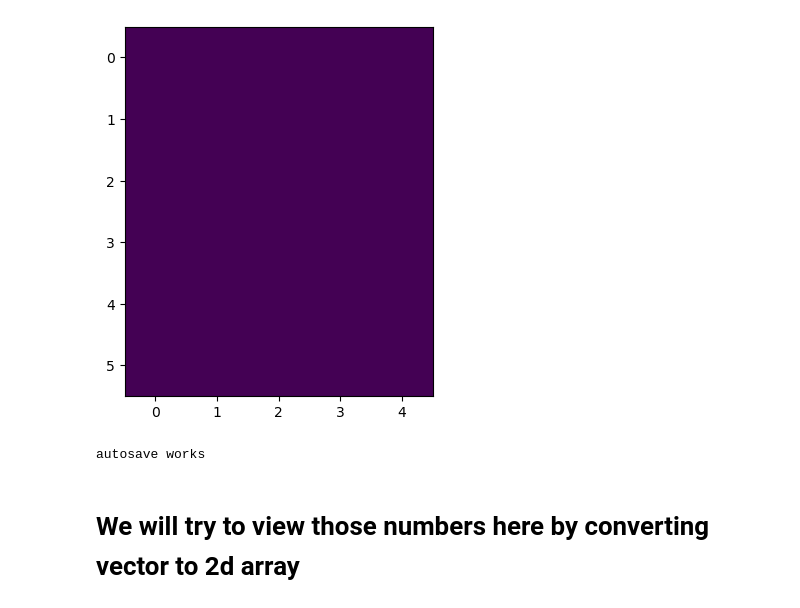
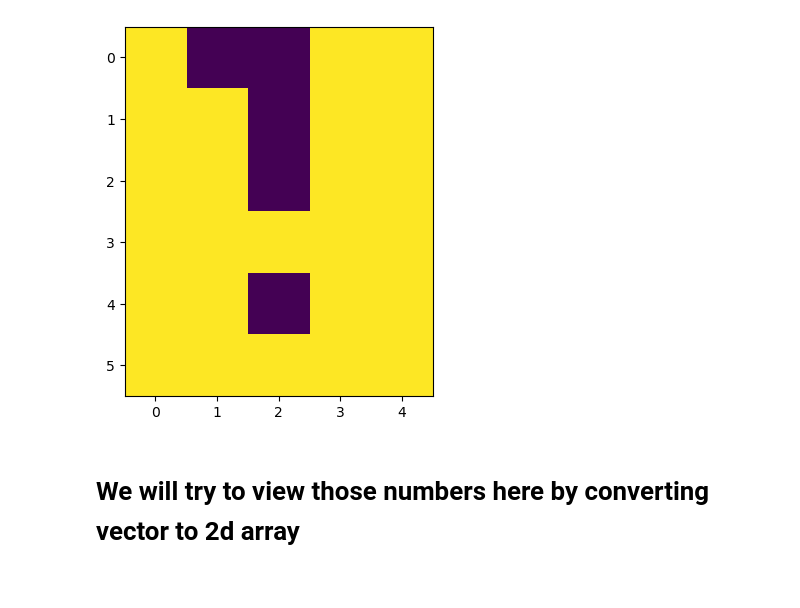
Before and after one commit to draczew23/cmcs_lab_2, a Jupyter notebook: notebook_test.ipynb, the cells around one changed output. Drawn from its saved outputs; the diff is of its cells as text; code cells hidden in the pictures.

Commit message:
Strange patterns, noisyzero goes to one, it is a test with multiplication by 3 diagonal matrix

```diff
--- a/notebook_test.ipynb
+++ b/notebook_test.ipynb
@@ -117,12 +162,10 @@ print(noisy0_copy)
 # %%
 
-C = np.reshape(noisy0_copy, (-6, 5))
-plt.imshow(C)
+D = np.reshape(noisy2_copy, (-6, 5))
+plt.imshow(D)
 plt.show()
-print("autosave works")
 # %% [output]
-[figure, old version]
+[figure, new version]
-autosave works
 # %% [markdown]
 # We will try to view those numbers here by converting vector to 2d array
 # %%
```
Also changed, not shown: parts of 4 cells of this notebook.
